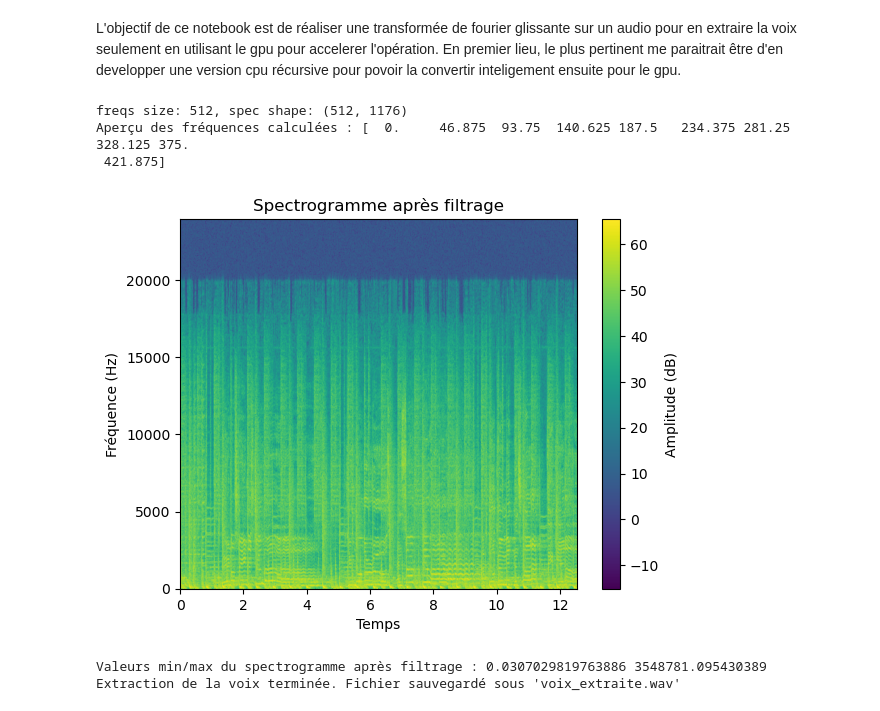
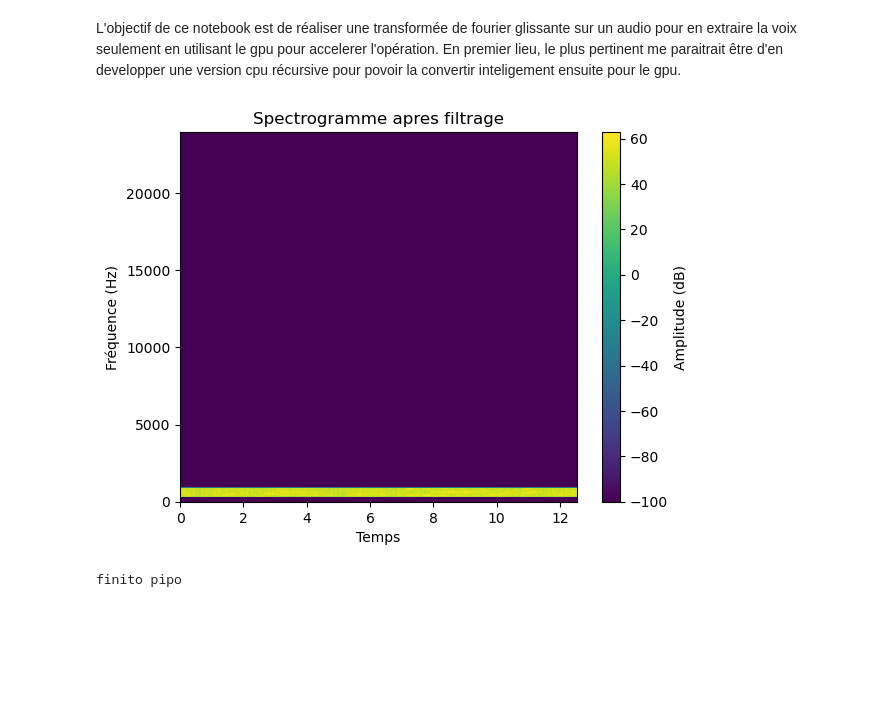
Before and after one commit to Avaritiainme/GPU_FFT, a Jupyter notebook: manualFFTcpu_gpu.ipynb, the cells around one changed output. Saved outputs shown, nothing was run; the diff lists cells and outputs as text; code cells hidden in the pictures; blank space fills up the shorter version.

```diff
--- a/manualFFTcpu_gpu.ipynb
+++ b/manualFFTcpu_gpu.ipynb
@@ -25,14 +25,6 @@ def fft_recursive(x):
     return [even[k] + T[k] for k in range(N // 2)] + [even[k] - T[k] for k in range(N // 2)]
 # %%
 def fft_glissante_perso(x, fs, nperseg=1024, noverlap=None):
-    """
-    Implémentation maison de la FFT glissante (STFT) pour l'extraction de voix.
-    :param x: Signal d'entrée
-    :param fs: Fréquence d'échantillonnage
-    :param nperseg: Taille des fenêtres FFT
-    :param noverlap: Recouvrement (par défaut moitié de la fenêtre)
-    :return: (frequencies, times, spectrogram)
-    """
     if noverlap is None:
         noverlap = nperseg // 2
 
@@ -42,54 +34,45 @@ def fft_glissante_perso(x, fs, nperseg=1024, noverlap=None):
 
     for start in range(0, len(x) - nperseg + 1, step):
         segment = x[start:start + nperseg]
-        # Fenêtrage (Hanning par défaut)
         segment = segment * np.hanning(nperseg)
         result = fft_recursive(segment)
-        windows.append(np.abs(result))
+        windows.append(result)
         times.append(start / fs)
 
-    spectrogram = np.array(windows).T  # transposé pour avoir fréquences en lignes
+    spectrogram = np.array(windows).T
     frequencies = np.fft.fftfreq(nperseg, d=1/fs)
-    frequencies = frequencies[frequencies >= 0]  # Suppression des fréquences négatives
-    spectrogram = spectrogram[:len(frequencies), :]  # Ajustement de la taille du spectrogramme
+    frequencies = frequencies[frequencies >= 0]  # vire les negatives
+    spectrogram = spectrogram[:len(frequencies), :]
     return frequencies, times, spectrogram
 # %%
 freqs, times, spec = fft_glissante_perso(data, fs, nperseg=1024)
 
-# Vérification des dimensions et des fréquences
-print(f"freqs size: {len(freqs)}, spec shape: {spec.shape}")
-print("Aperçu des fréquences calculées :", freqs[:10])
 
-# Filtrage des fréquences pour extraire la voix (300-4000 Hz)
+#print(f"tailles freq: {len(freqs)}, shape du spec: {spec.shape}")
+#print("freq en gros :", freqs[:10])
+
 spec_filtered = spec.copy()
+mask = (freqs >= 300) & (freqs <= 900)
+spec_filtered[~mask, :] = 0
 
-
-# Vérification du spectrogramme après filtrage
+# on affiche le spec pour voir si c'est sensé
 plt.imshow(10 * np.log10(np.abs(spec_filtered) + 1e-10), aspect='auto', origin='lower',
-           extent=[times[0], times[-1], freqs[0], freqs[-1]])  # Correction de l'échelle des fréquences
+           extent=[times[0], times[-1], freqs[0], freqs[-1]])
 plt.xlabel("Temps")
 plt.ylabel("Fréquence (Hz)")
-plt.title("Spectrogramme après filtrage")
+plt.title("Spectrogramme apres filtrage")
 plt.colorbar(label="Amplitude (dB)")
 plt.show()
 
-# Vérifier les valeurs du spectrogramme avant reconstruction
-print("Valeurs min/max du spectrogramme après filtrage :", np.min(spec_filtered), np.max(spec_filtered))
+#print("min max apres filtre :", np.min(spec_filtered), np.max(spec_filtered))
 
-# Reconstruire le signal audio filtré
+# reconstruction du signal
 _, voice_only = istft(spec_filtered, fs)
-
-# Normalisation du signal
 voice_only = voice_only / np.max(np.abs(voice_only))  # Éviter le clipping
 
-# Sauvegarde de l’audio extrait en int16
 wavfile.write("voix_extraite.wav", fs, (voice_only * 32767).astype(np.int16))
 
-print("Extraction de la voix terminée. Fichier sauvegardé sous 'voix_extraite.wav'")
+print("finito pipo")
 # %% [output]
+[figure, new version]
-freqs size: 512, spec shape: (512, 1176)
-Aperçu des fréquences calculées : [  0.     46.875  93.75  140.625 187.5   234.375 281.25  328.125 375.
- 421.875]
+finito pipo
-[figure, old version]
-Valeurs min/max du spectrogramme après filtrage : 0.0307029819763886 3548781.095430389
-Extraction de la voix terminée. Fichier sauvegardé sous 'voix_extraite.wav'
```
